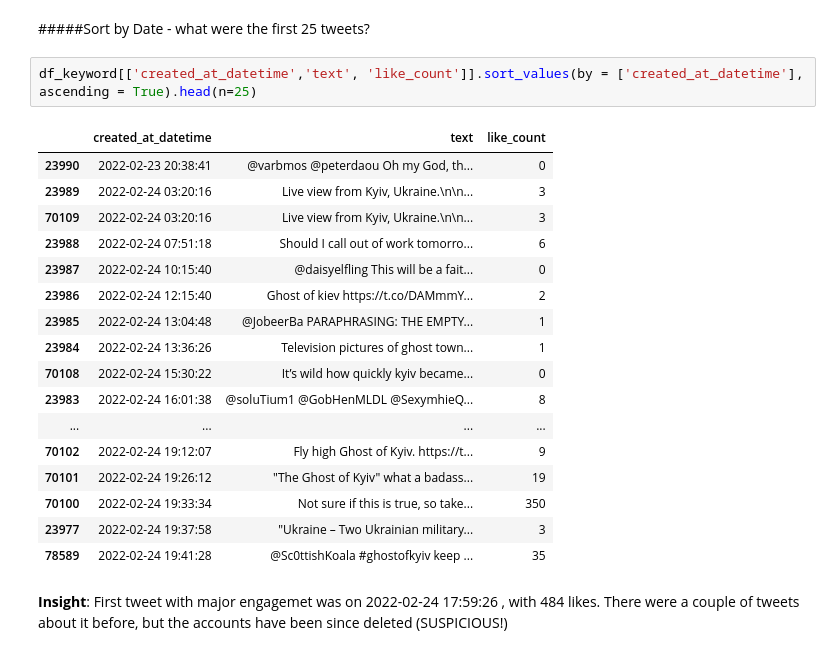
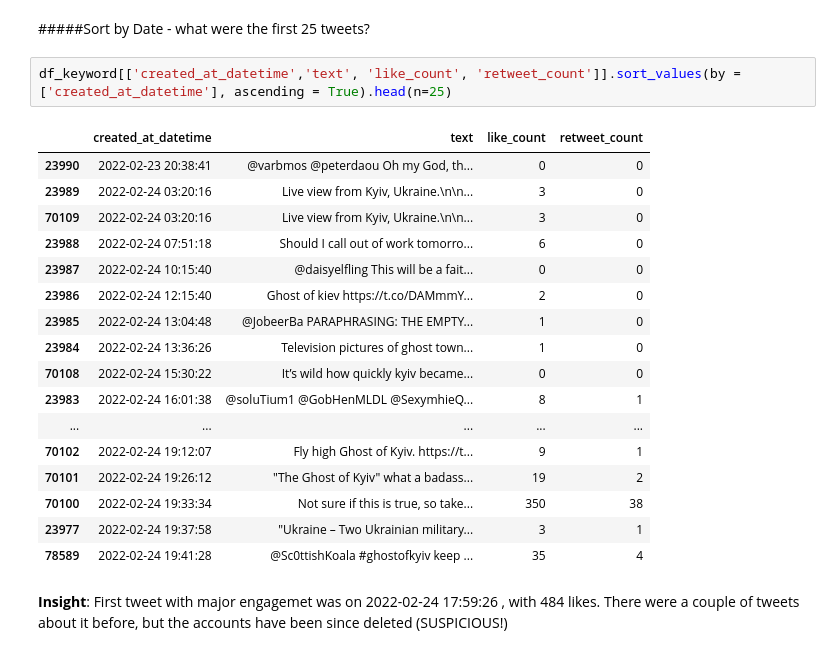
Before and after one commit to nithin-seenivasan/twitter-analysis, a Jupyter notebook: FinalProject_GOK.ipynb, the cells around one changed output. Drawn from its saved outputs; the diff is of its cells as text.

```diff
--- a/FinalProject_GOK.ipynb
+++ b/FinalProject_GOK.ipynb
@@ -141,25 +147,25 @@ Insight: Trend peaked around 28 Feb 2022, and started to fall immediately and dr
 # %% [markdown]
 #####Sort by Date - what were the first 25 tweets?
 # %%
-df_keyword[['created_at_datetime','text', 'like_count']].sort_values(by = ['created_at_datetime'], ascending = True).head(n=25)
+df_keyword[['created_at_datetime','text', 'like_count', 'retweet_count']].sort_values(by = ['created_at_datetime'], ascending = True).head(n=25)
 # %% [output]
-|  | created_at_datetime | text | like_count |
-| 23990 | 2022-02-23 20:38:41 | @varbmos @peterdaou Oh my God, th... | 0 |
-| 23989 | 2022-02-24 03:20:16 | Live view from Kyiv, Ukraine.\n\n... | 3 |
-| 70109 | 2022-02-24 03:20:16 | Live view from Kyiv, Ukraine.\n\n... | 3 |
-| 23988 | 2022-02-24 07:51:18 | Should I call out of work tomorro... | 6 |
-| 23987 | 2022-02-24 10:15:40 | @daisyelfling This will be a fait... | 0 |
-| 23986 | 2022-02-24 12:15:40 | Ghost of kiev https://t.co/DAMmmY... | 2 |
-| 23985 | 2022-02-24 13:04:48 | @JobeerBa PARAPHRASING: THE EMPTY... | 1 |
-| 23984 | 2022-02-24 13:36:26 | Television pictures of ghost town... | 1 |
-| 70108 | 2022-02-24 15:30:22 | It’s wild how quickly kyiv became... | 0 |
-| 23983 | 2022-02-24 16:01:38 | @soluTium1 @GobHenMLDL @SexymhieQ... | 8 |
-| ... | ... | ... | ... |
-| 70102 | 2022-02-24 19:12:07 | Fly high Ghost of Kyiv. https://t... | 9 |
-| 70101 | 2022-02-24 19:26:12 | "The Ghost of Kyiv" what a badass... | 19 |
-| 70100 | 2022-02-24 19:33:34 | Not sure if this is true, so take... | 350 |
-| 23977 | 2022-02-24 19:37:58 | "Ukraine – Two Ukrainian military... | 3 |
-| 78589 | 2022-02-24 19:41:28 | @Sc0ttishKoala #ghostofkyiv keep ... | 35 |
+|  | created_at_datetime | text | like_count | retweet_count |
+| 23990 | 2022-02-23 20:38:41 | @varbmos @peterdaou Oh my God, th... | 0 | 0 |
+| 23989 | 2022-02-24 03:20:16 | Live view from Kyiv, Ukraine.\n\n... | 3 | 0 |
+| 70109 | 2022-02-24 03:20:16 | Live view from Kyiv, Ukraine.\n\n... | 3 | 0 |
+| 23988 | 2022-02-24 07:51:18 | Should I call out of work tomorro... | 6 | 0 |
+| 23987 | 2022-02-24 10:15:40 | @daisyelfling This will be a fait... | 0 | 0 |
+| 23986 | 2022-02-24 12:15:40 | Ghost of kiev https://t.co/DAMmmY... | 2 | 0 |
+| 23985 | 2022-02-24 13:04:48 | @JobeerBa PARAPHRASING: THE EMPTY... | 1 | 0 |
+| 23984 | 2022-02-24 13:36:26 | Television pictures of ghost town... | 1 | 0 |
+| 70108 | 2022-02-24 15:30:22 | It’s wild how quickly kyiv became... | 0 | 0 |
+| 23983 | 2022-02-24 16:01:38 | @soluTium1 @GobHenMLDL @SexymhieQ... | 8 | 1 |
+| ... | ... | ... | ... | ... |
+| 70102 | 2022-02-24 19:12:07 | Fly high Ghost of Kyiv. https://t... | 9 | 1 |
+| 70101 | 2022-02-24 19:26:12 | "The Ghost of Kyiv" what a badass... | 19 | 2 |
+| 70100 | 2022-02-24 19:33:34 | Not sure if this is true, so take... | 350 | 38 |
+| 23977 | 2022-02-24 19:37:58 | "Ukraine – Two Ukrainian military... | 3 | 1 |
+| 78589 | 2022-02-24 19:41:28 | @Sc0ttishKoala #ghostofkyiv keep ... | 35 | 4 |
 # %% [markdown]
 **Insight**: First tweet with major engagemet was on 2022-02-24 17:59:26	, with 484 likes. There were a couple of tweets about it before, but the accounts have been since deleted (SUSPICIOUS!)
 # %% [markdown]
```
Also changed, not shown: parts of 19 cells of this notebook.
